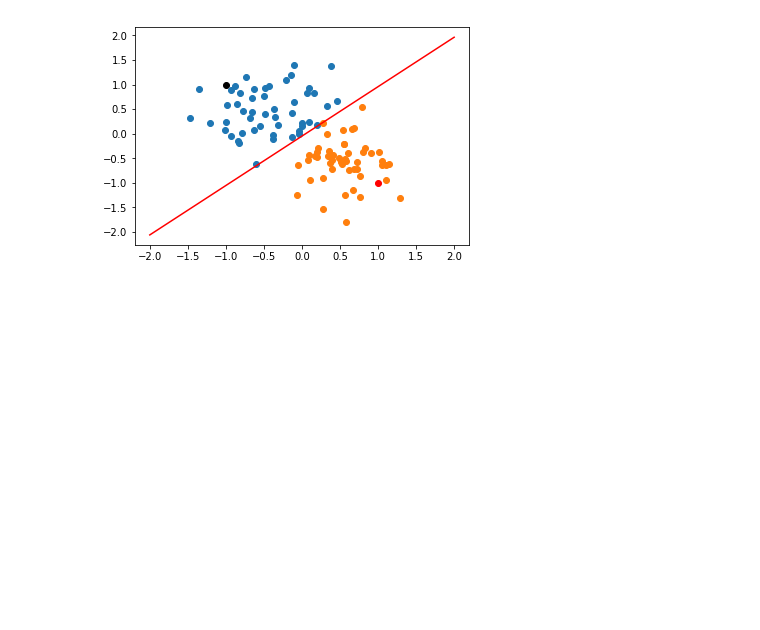
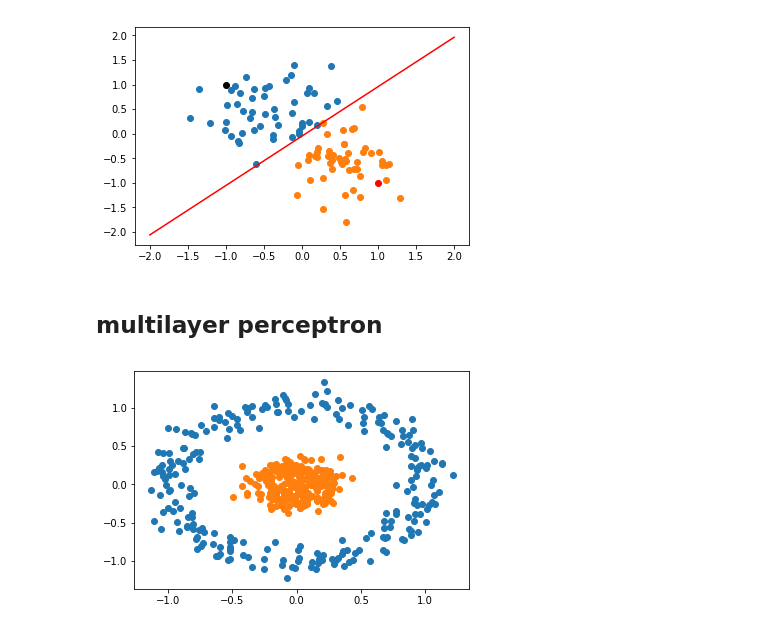
Before and after one commit to zvyag/PyTorch-for-Deep-Learning-and-Computer-Vision-Course-All-Codes-, a Jupyter notebook: pytorch_hello.ipynb, the cells around one changed output. Cells and saved outputs as stored; diff of their text form; code cells hidden in the pictures; blank space fills up the shorter version.

```diff
--- a/pytorch_hello.ipynb
+++ b/pytorch_hello.ipynb
@@ -365,3 +365,13 @@ black point positive probability = 0.05055497586727142
 red point in class 1
 black point in class 0
 [figure]
+# %% [markdown]
+## multilayer perceptron
+# %%
+n_pts = 500
+X, y = datasets.make_circles(n_samples=n_pts, random_state=123, noise=0.1, factor=0.2)
+x_data = torch.Tensor(X)
+y_data = torch.Tensor(y.reshape(500, 1))
+scatter_plot()
+# %% [output]
+[figure, added]
```
Also changed, not shown: parts of 8 cells of this notebook.
